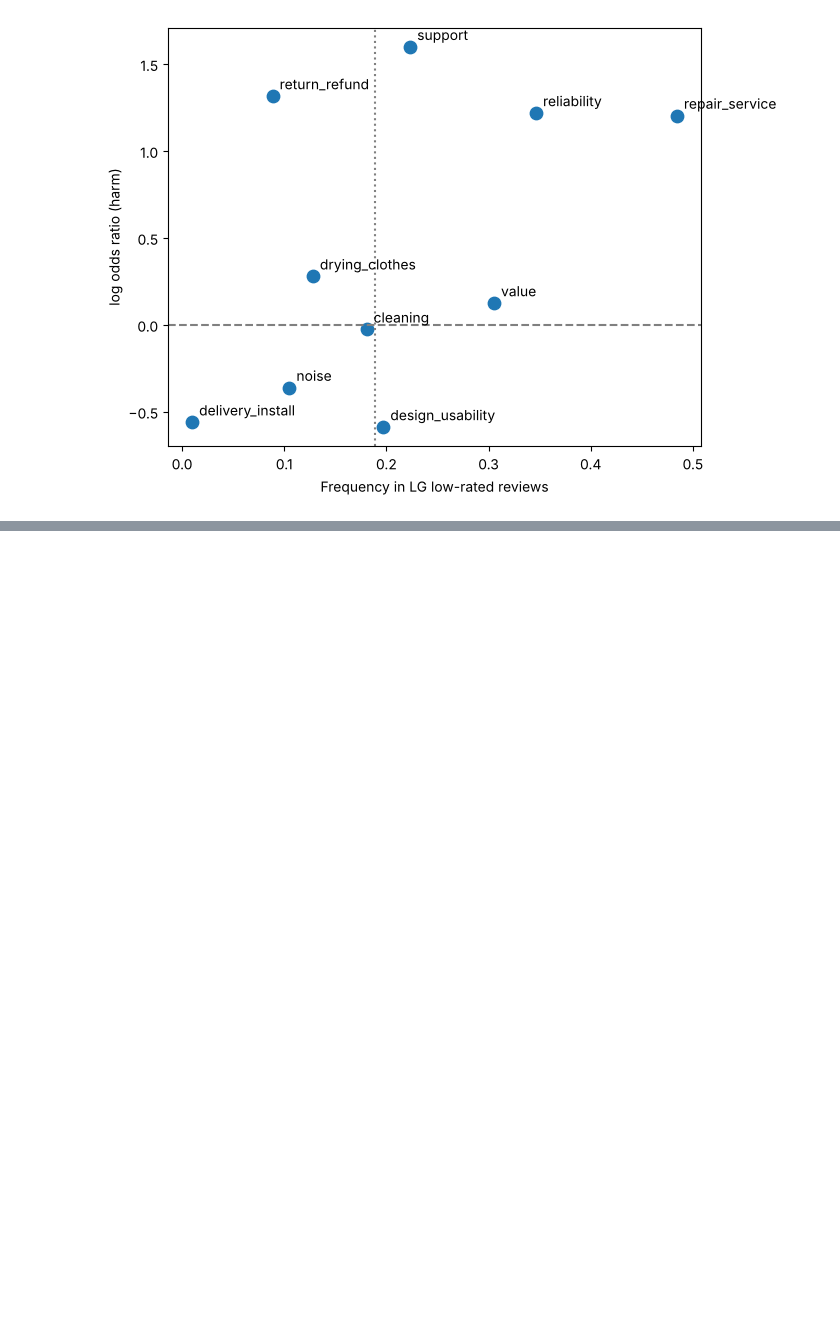
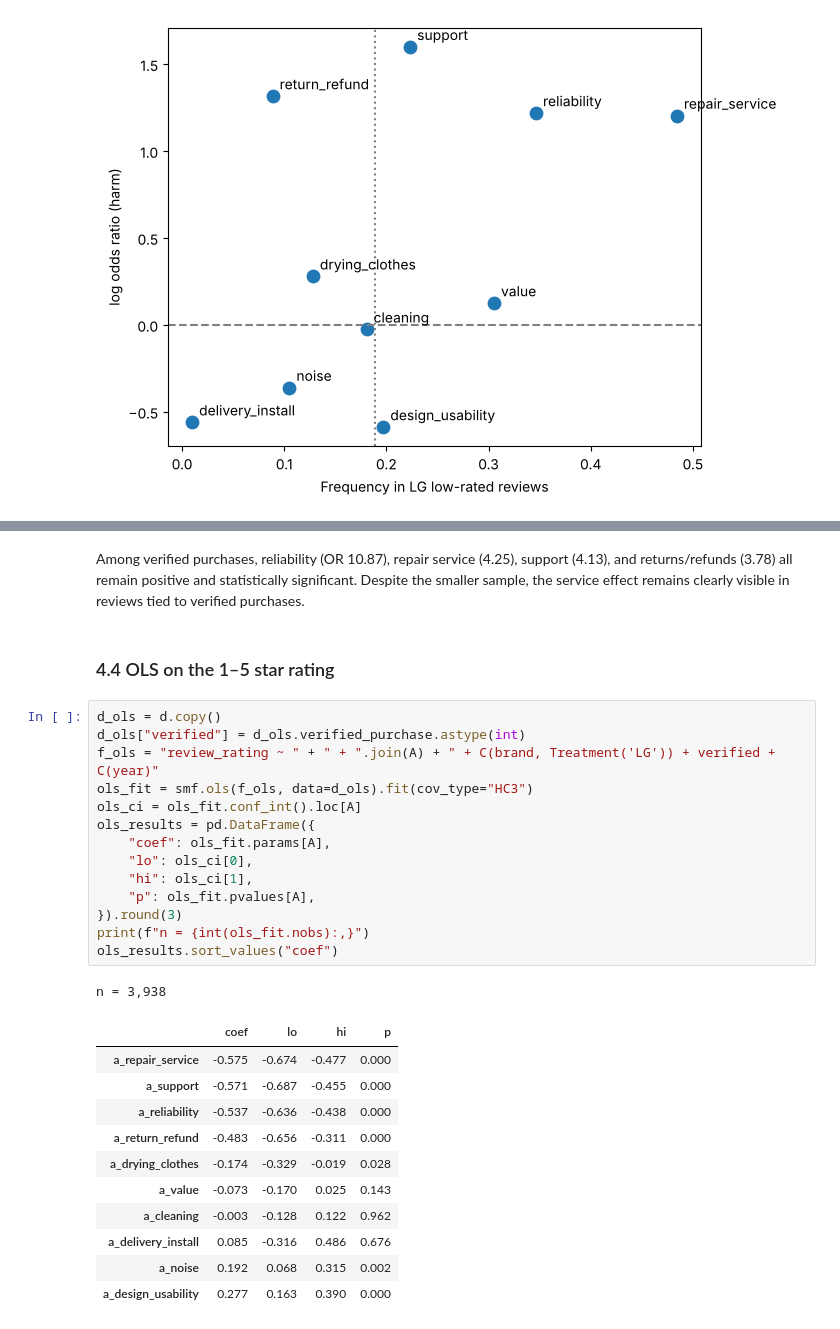
Before and after one commit to mfmatozza/marketing-project, a Jupyter notebook: 03_model_priorities.ipynb, the cells around one changed output, grey strips where cells are left out. Drawn from its saved outputs; the diff is of its cells as text; blank space fills up the shorter version.

```diff
--- a/03_model_priorities.ipynb
+++ b/03_model_priorities.ipynb
@@ -115,0 +203,31 @@ pri.sort_values("logOR", ascending=False)
+# %% [markdown]
+Among verified purchases, reliability (OR 10.87), repair service (4.25), support (4.13), and returns/refunds (3.78) all remain positive and statistically significant. Despite the smaller sample, the service effect remains clearly visible in reviews tied to verified purchases.
+# %% [markdown]
+### 4.4 OLS on the 1–5 star rating
+# %%
+d_ols = d.copy()
+d_ols["verified"] = d_ols.verified_purchase.astype(int)
+f_ols = "review_rating ~ " + " + ".join(A) + " + C(brand, Treatment('LG')) + verified + C(year)"
+ols_fit = smf.ols(f_ols, data=d_ols).fit(cov_type="HC3")
+ols_ci = ols_fit.conf_int().loc[A]
+ols_results = pd.DataFrame({
+    "coef": ols_fit.params[A],
+    "lo": ols_ci[0],
+    "hi": ols_ci[1],
+    "p": ols_fit.pvalues[A],
+}).round(3)
+print(f"n = {int(ols_fit.nobs):,}")
+ols_results.sort_values("coef")
+# %% [output]
+n = 3,938
+|  | coef | lo | hi | p |
+| a_repair_service | -0.575 | -0.674 | -0.477 | 0.000 |
+| a_support | -0.571 | -0.687 | -0.455 | 0.000 |
+| a_reliability | -0.537 | -0.636 | -0.438 | 0.000 |
+| a_return_refund | -0.483 | -0.656 | -0.311 | 0.000 |
+| a_drying_clothes | -0.174 | -0.329 | -0.019 | 0.028 |
+| a_value | -0.073 | -0.170 | 0.025 | 0.143 |
+| a_cleaning | -0.003 | -0.128 | 0.122 | 0.962 |
+| a_delivery_install | 0.085 | -0.316 | 0.486 | 0.676 |
+| a_noise | 0.192 | 0.068 | 0.315 | 0.002 |
+| a_design_usability | 0.277 | 0.163 | 0.390 | 0.000 |
```
Also changed, not shown: parts of 17 cells of this notebook, 2 other files.
